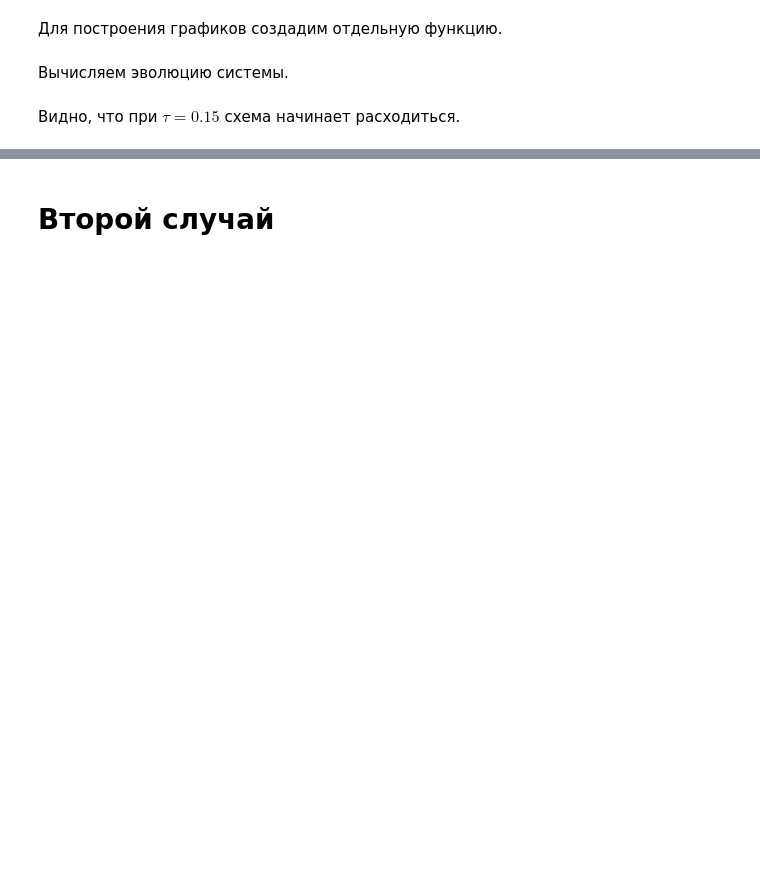
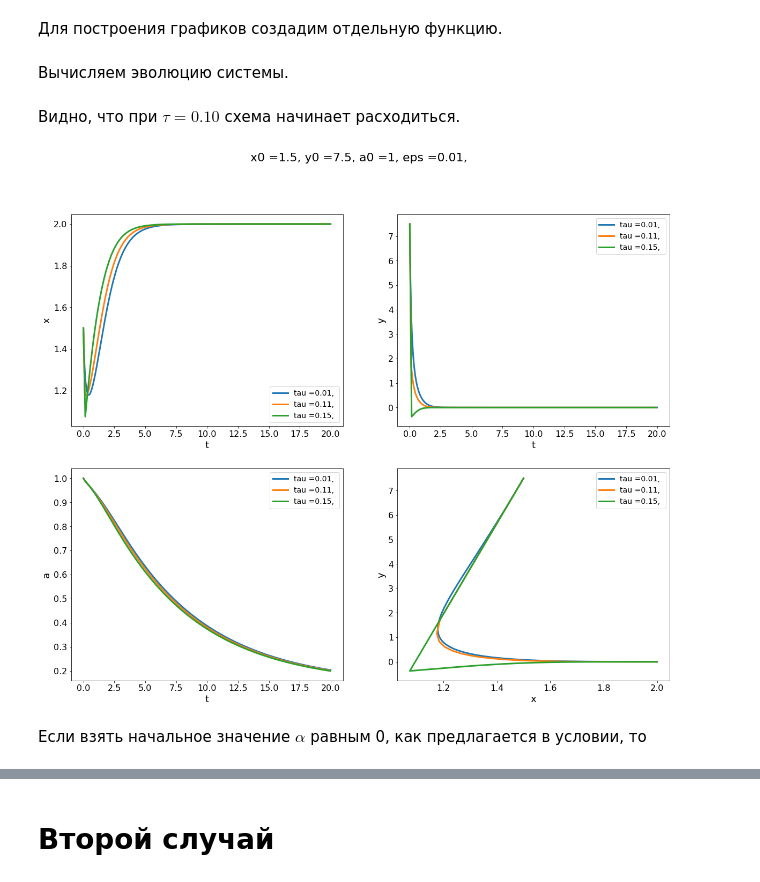
Before and after one commit to Ciroel/Evolution, a Jupyter notebook: Evolution.ipynb, the cells around one changed output, grey strips where cells are left out. Cells and saved outputs as stored; diff of their text form; code cells hidden in the pictures; blank space fills up the shorter version.

```diff
--- a/Evolution.ipynb
+++ b/Evolution.ipynb
@@ -34,5 +37,5 @@ mpl.rcParams['figure.autolayout'] = False
 # %%
-T = 50 # конечный момент времени
+T = 20 # конечный момент времени
 eps_list = pd.Series([1e-2], name = 'eps') # значения эпсилон
 tau_list = pd.Series([0.01,0.11,0.15], name = 'tau') # значения тау - шага по сетке по времени
 x0_list = pd.Series([1.5], name = 'x0') # значения начальных условий для x
@@ -110,7 +123,13 @@ def plot_it(evolution_table,tau_list, x0_list, y0_list, a0_list, eps_list, figsi
 # %% [markdown]
 Вычисляем эволюцию системы.
 # %%
-evolution_table = calc_evolution(x0_list = x0_list, y0_list = y0_list, a0_list = a0_list,\
+evolution_table = calc_evolution_rk_1_problem_1(x0_list = x0_list, y0_list = y0_list, a0_list = a0_list,\
     eps_list = eps_list, T = T, tau_list = tau_list)
 # %% [markdown]
-Видно, что при $\tau = 0.15$ схема начинает расходиться.
+Видно, что при $\tau = 0.10$ схема начинает расходиться.
+# %%
+plot_it_problem_1(evolution_table,tau_list, x0_list, y0_list, a0_list, eps_list, figsize = (20,16))
+# %% [output]
+[figure, added]
+# %% [markdown]
+Если взять начальное значение $\alpha$ равным 0, как предлагается в условии, то
```
Also changed, not shown: parts of 84 cells of this notebook.
